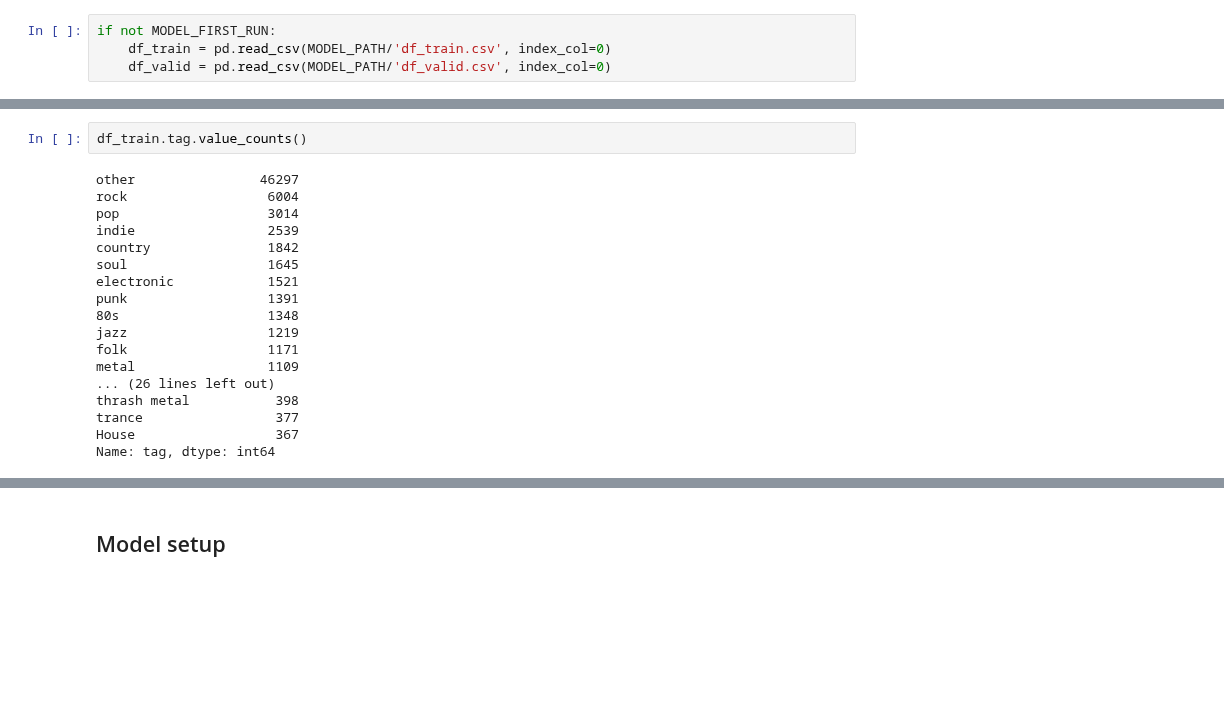
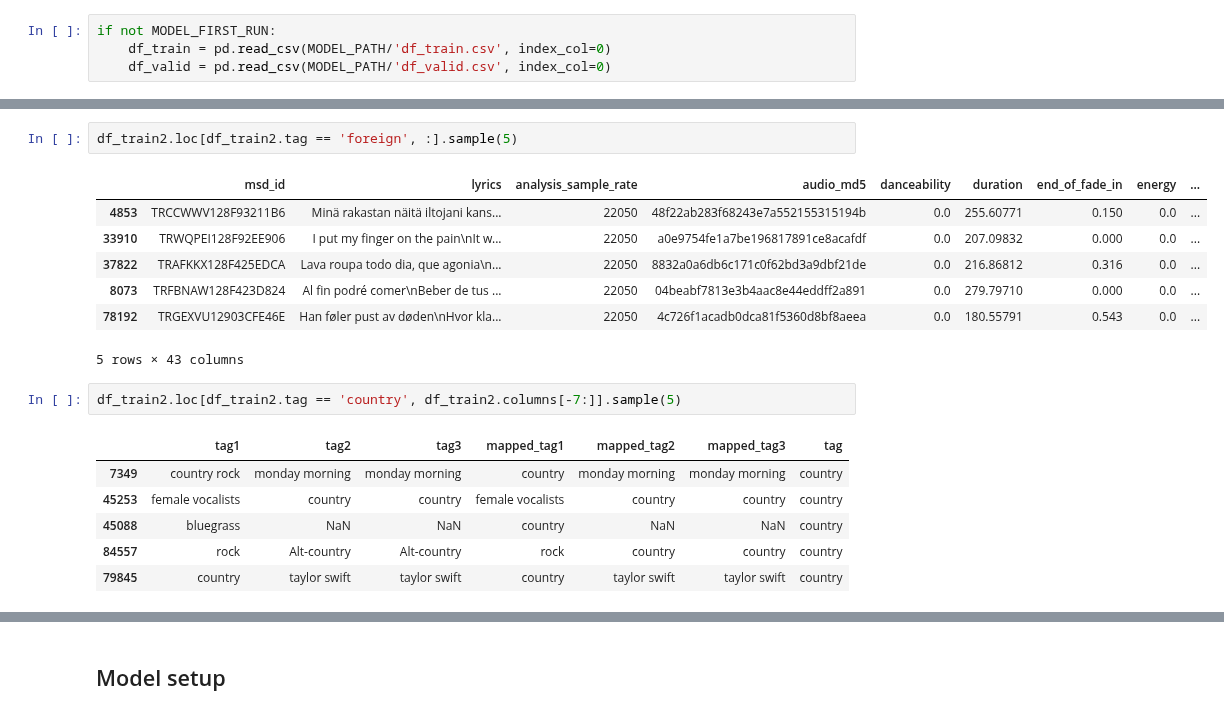
Before and after one commit to jrosenfeld13/capstone-deep-lyrics, a Jupyter notebook: notebooks/4.2-PRELIM-MM-108k-pre.ipynb, the cells around one changed output, grey strips where cells are left out. Cells and saved outputs as stored; diff of their text form; blank space fills up the shorter version.

```diff
--- a/notebooks/4.2-MM-108k-pre.ipynb
+++ b/notebooks/4.2-PRELIM-MM-108k-pre.ipynb
@@ -142,20 +237,19 @@ df_train.iloc[:, -4:].sample(5)
-# %%
-df_train.tag.value_counts()
-# %% [output]
-other                46297
-rock                  6004
-pop                   3014
-indie                 2539
-country               1842
-soul                  1645
-electronic            1521
-punk                  1391
-80s                   1348
-jazz                  1219
-folk                  1171
-metal                 1109
-... (26 lines left out)
-thrash metal           398
-trance                 377
-House                  367
-Name: tag, dtype: int64
+# %%
+df_train2.loc[df_train2.tag == 'foreign', :].sample(5)
+# %% [output]
+|  | msd_id | lyrics | analysis_sample_rate | audio_md5 | danceability | duration | end_of_fade_in | energy | ... |
+| 4853 | TRCCWWV128F93211B6 | Minä rakastan näitä iltojani kans... | 22050 | 48f22ab283f68243e7a552155315194b | 0.0 | 255.60771 | 0.150 | 0.0 | ... |
+| 33910 | TRWQPEI128F92EE906 | I put my finger on the pain\nIt w... | 22050 | a0e9754fe1a7be196817891ce8acafdf | 0.0 | 207.09832 | 0.000 | 0.0 | ... |
+| 37822 | TRAFKKX128F425EDCA | Lava roupa todo dia, que agonia\n... | 22050 | 8832a0a6db6c171c0f62bd3a9dbf21de | 0.0 | 216.86812 | 0.316 | 0.0 | ... |
+| 8073 | TRFBNAW128F423D824 | Al fin podré comer\nBeber de tus ... | 22050 | 04beabf7813e3b4aac8e44eddff2a891 | 0.0 | 279.79710 | 0.000 | 0.0 | ... |
+| 78192 | TRGEXVU12903CFE46E | Han føler pust av døden\nHvor kla... | 22050 | 4c726f1acadb0dca81f5360d8bf8aeea | 0.0 | 180.55791 | 0.543 | 0.0 | ... |
+5 rows × 43 columns
+# %%
+df_train2.loc[df_train2.tag == 'country', df_train2.columns[-7:]].sample(5)
+# %% [output]
+|  | tag1 | tag2 | tag3 | mapped_tag1 | mapped_tag2 | mapped_tag3 | tag |
+| 7349 | country rock | monday morning | monday morning | country | monday morning | monday morning | country |
+| 45253 | female vocalists | country | country | female vocalists | country | country | country |
+| 45088 | bluegrass | NaN | NaN | country | NaN | NaN | country |
+| 84557 | rock | Alt-country | Alt-country | rock | country | country | country |
+| 79845 | country | taylor swift | taylor swift | country | taylor swift | taylor swift | country |
```
Also changed, not shown: parts of 16 cells of this notebook, 1 other file.
